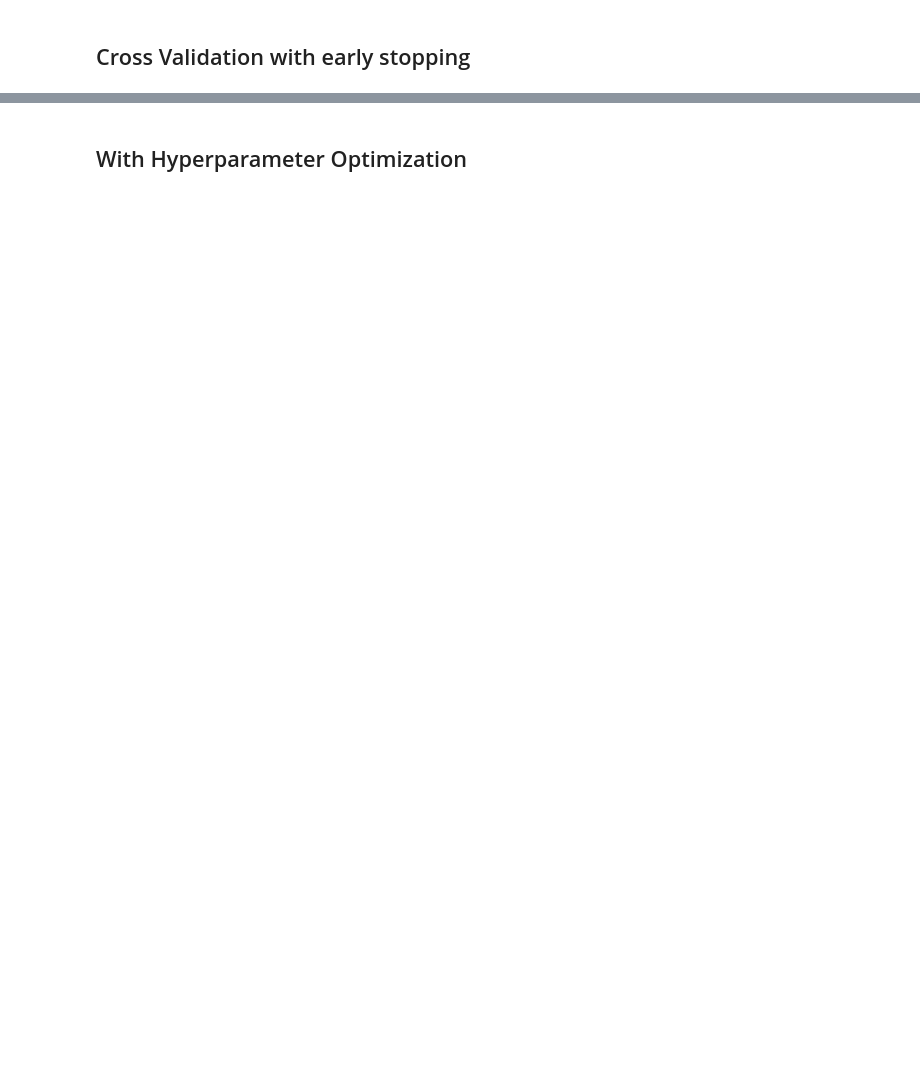
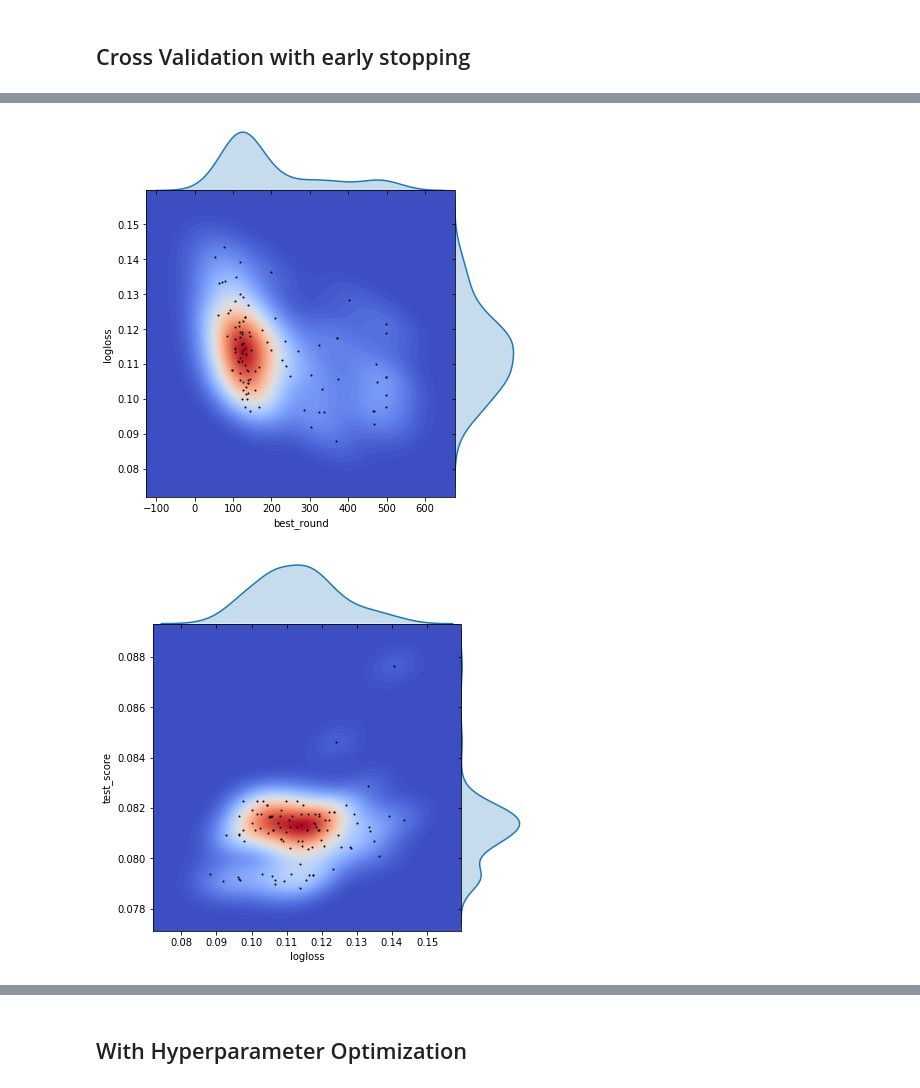
Before and after one commit to goerlitz/binary-classification, a Jupyter notebook: wisconsin-breast-cancer/wdbc_xgboost_randomness.ipynb, the cells around one changed output, grey strips where cells are left out. Drawn from its saved outputs; the diff is of its cells as text; code cells hidden in the pictures; blank space fills up the shorter version.

```diff
--- a/wisconsin-breast-cancer/wdbc_xgboost_randomness.ipynb
+++ b/wisconsin-breast-cancer/wdbc_xgboost_randomness.ipynb
@@ -359,0 +339,3 @@ best_round 134 best_score 0.995862
+# %%
+eval_cv_tests(params, train, test, max_rounds, nfold=5, metrics=['logloss'], early_stop=20, n_times=100)
+# %% [output]
@@ -359,0 +346,2 @@ best_round 134 best_score 0.995862
+[figure, added]
+[figure, added]
```
Also changed, not shown: parts of 25 cells of this notebook.
